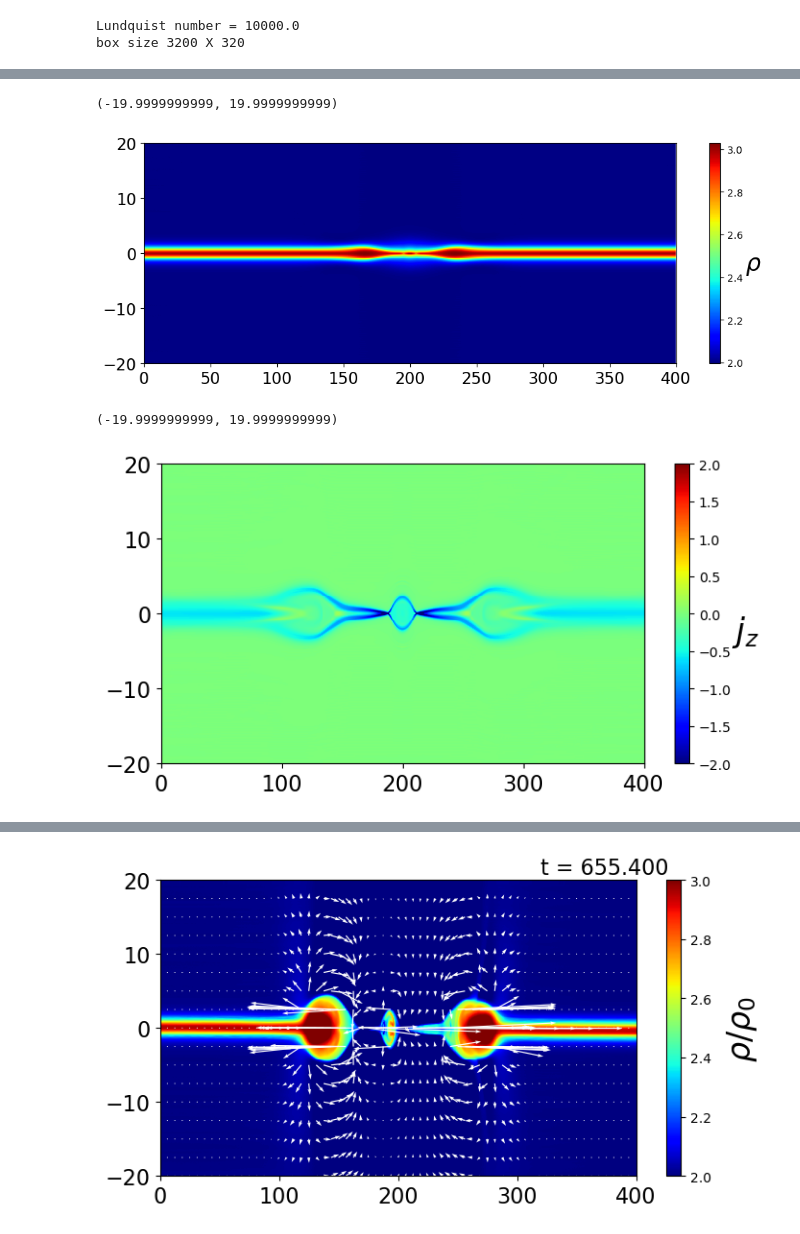
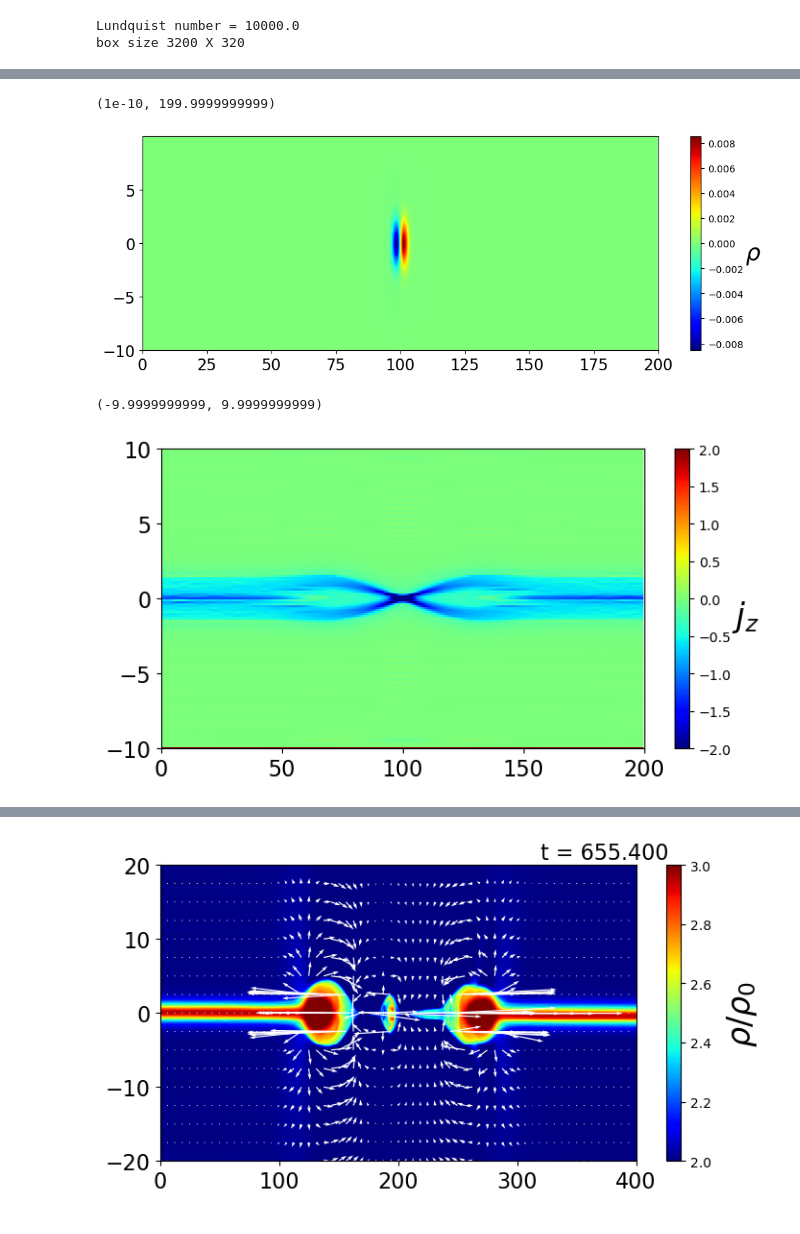
Before and after one commit to keita-akutagawa/ResistiveMHD_GPU, a Jupyter notebook: examples_2D/plasmoid_single/plasmoid.ipynb, the cells around one changed output, grey strips where cells are left out. Drawn from its saved outputs; the diff is of its cells as text; code cells hidden in the pictures.

```diff
--- a/examples_2D/plasmoid_single/plasmoid.ipynb
+++ b/examples_2D/plasmoid_single/plasmoid.ipynb
@@ -10,10 +10,10 @@ sheat_thickness = 1.0
 p0 = B0**2 / 2.0 #カレントシート中央での圧力
 beta_upstream = 2.0
 VA = B0 / np.sqrt(rho0)
-x_max = 400.0
-y_max = 20.0
-dx = sheat_thickness / 8.0
-dy = sheat_thickness / 8.0
+x_max = 200.0
+y_max = 10.0
+dx = sheat_thickness / 16.0
+dy = sheat_thickness / 16.0
 nx = int(x_max / dx)
 ny = int(2.0 * y_max / dy)
 dt = 0.0
@@ -31,0 +37,8 @@ box size 3200 X 320
+# %%
+for step in range(0, 1001, 1000):
+    filename = f"{dirname}/plasmoid_{step}.bin"
+    with open(filename, 'rb') as f:
+        U = np.fromfile(f, dtype=np.float32)
+    U = U.reshape(nx, ny, 8).T
+    Bx = U[4]
+    plt.plot(Bx[:, 100])
@@ -35,39 +50,39 @@ ax1 = fig.add_subplot(111)
 
 dirname = "results_plasmoid_eta=10000_grid=8"
 #log = np.loadtxt(f"{dirname}/log_plasmoid.txt", delimiter=',')
-step = 2500
+step = 100
 filename = f"{dirname}/plasmoid_{step}.bin"
 with open(filename, 'rb') as f:
     U = np.fromfile(f, dtype=np.float32)
 U = U.reshape(nx, ny, 8).T
 
 rho = U[0, :, :]
 u = U[1, :, :] / rho
 v = U[2, :, :] / rho
 w = U[3, :, :] / rho
 Bx = U[4, :, :]
 By = U[5, :, :]
 Bz = U[6, :, :]
 e = U[7, :, :]
 p = (gamma-1) * (e - rho*(u**2+v**2+w**2)/2 - (Bx**2+By**2+Bz**2)/2)
 magnetic_pressure = 1/2 * (Bx**2+By**2+Bz**2)
 pT = p + magnetic_pressure
 
-contour = ax1.pcolormesh(X, Y, rho, cmap='jet')
+contour = ax1.pcolormesh(X, Y, By, cmap='jet')
 cbar = plt.colorbar(contour, ax=ax1)
 cbar.set_label(r"$\rho$", fontsize=24, rotation=0, labelpad=10)
 quiver_interval = 20
 #ax1.quiver(X[::quiver_interval, ::quiver_interval], Y[::quiver_interval, ::quiver_interval],
 #        u[::quiver_interval, ::quiver_interval], v[::quiver_interval, ::quiver_interval],
 #        scale=2.0, color='white')
 
 #ax1.text(0.8, 1.02, f"t = {log[int(step/100)][1]:.3f}", transform=ax1.transAxes, fontsize=16)
 ax1.tick_params(labelsize=16)
 ax1.set_xlim(+1e-10, x_max-1e-10)
-ax1.set_ylim(-y_max+1e-10, y_max-1e-10)
+#ax1.set_ylim(-y_max+1e-10, y_max-1e-10)
 # %% [output]
-(-19.9999999999, 19.9999999999)
+(1e-10, 199.9999999999)
-[figure, old version]
+[figure, new version]
 # %%
 fig = plt.figure(figsize=(8, 4))
 ax1 = fig.add_subplot(111)
@@ -99,5 +114,5 @@ ax1.tick_params(labelsize=16)
 ax1.set_xlim(+1e-10, x_max-1e-10)
 ax1.set_ylim(-y_max+1e-10, y_max-1e-10)
 # %% [output]
-(-19.9999999999, 19.9999999999)
+(-9.9999999999, 9.9999999999)
-[figure, old version]
+[figure, new version]
```
Also changed, not shown: parts of 3 cells of this notebook, 4 other files.
